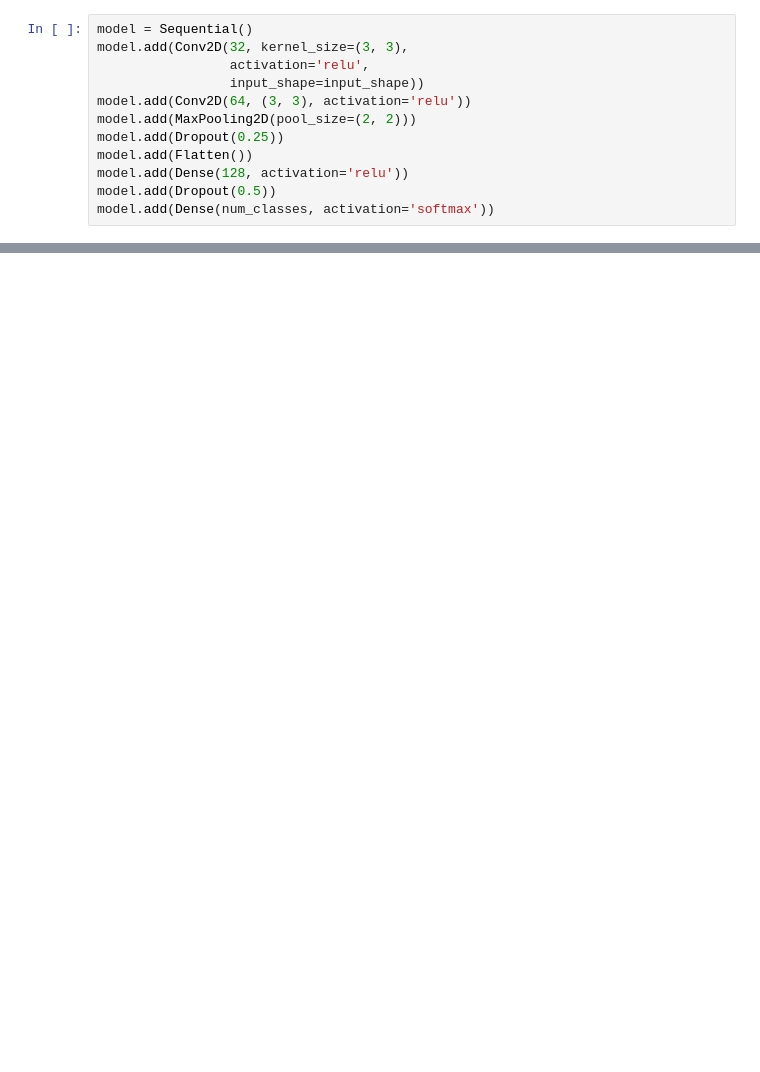
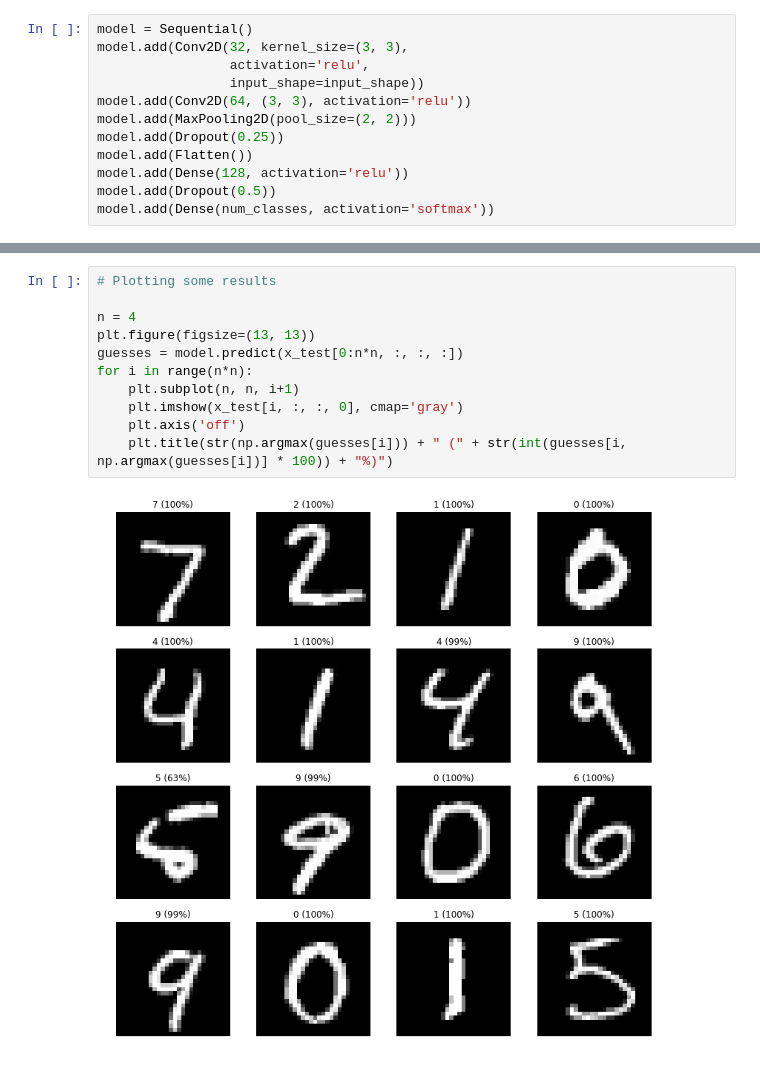
Before and after one commit to tomlof/Course_CNNs_MIA, a Jupyter notebook: Labs/mnist-keras.ipynb, the cells around one changed output, grey strips where cells are left out. Cells and saved outputs as stored; diff of their text form; blank space fills up the shorter version.

```diff
--- a/Labs/mnist-keras.ipynb
+++ b/Labs/mnist-keras.ipynb
@@ -74,0 +182,13 @@ print('Test accuracy:', score[1])
+# %%
+# Plotting some results
+
+n = 4
+plt.figure(figsize=(13, 13))
+guesses = model.predict(x_test[0:n*n, :, :, :])
+for i in range(n*n):
+    plt.subplot(n, n, i+1)
+    plt.imshow(x_test[i, :, :, 0], cmap='gray')
+    plt.axis('off')
+    plt.title(str(np.argmax(guesses[i])) + " (" + str(int(guesses[i, np.argmax(guesses[i])] * 100)) + "%)")
+# %% [output]
+[figure, added]
```
Also changed, not shown: parts of 15 cells of this notebook.
